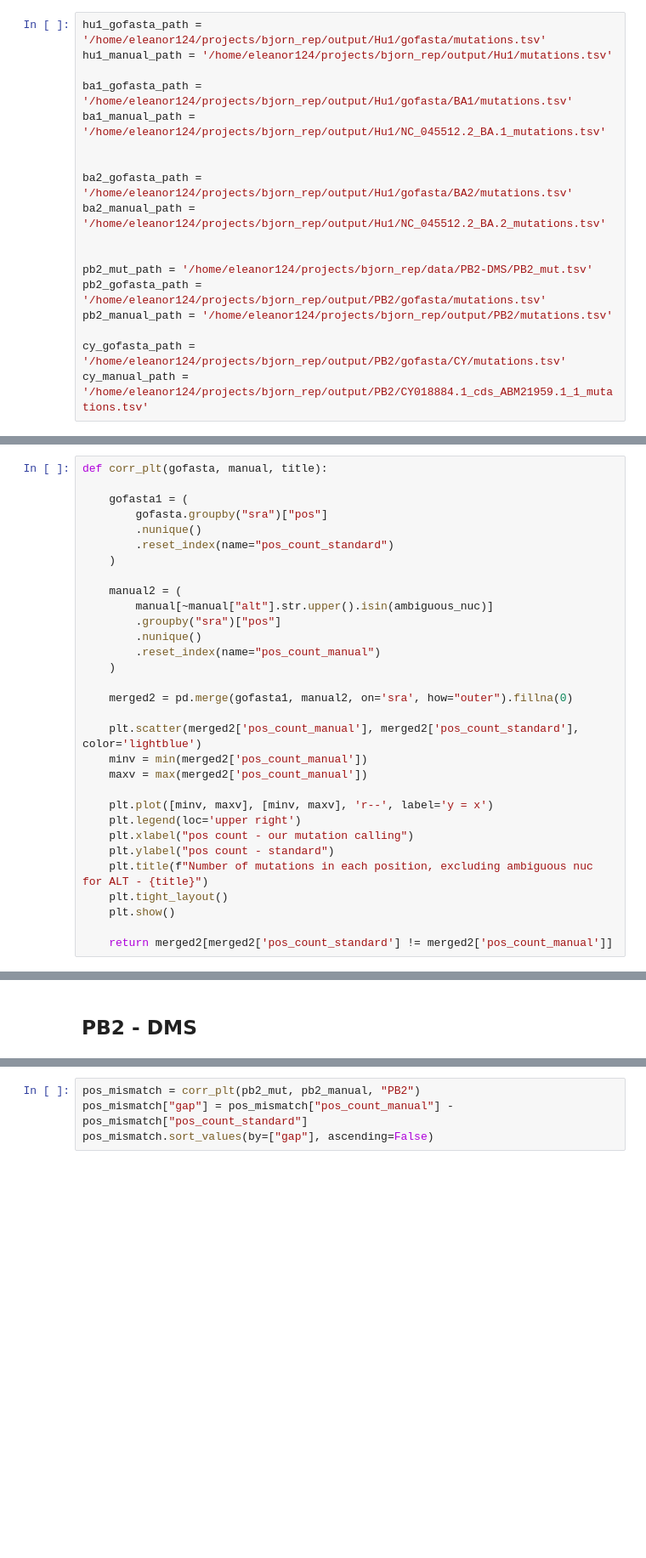
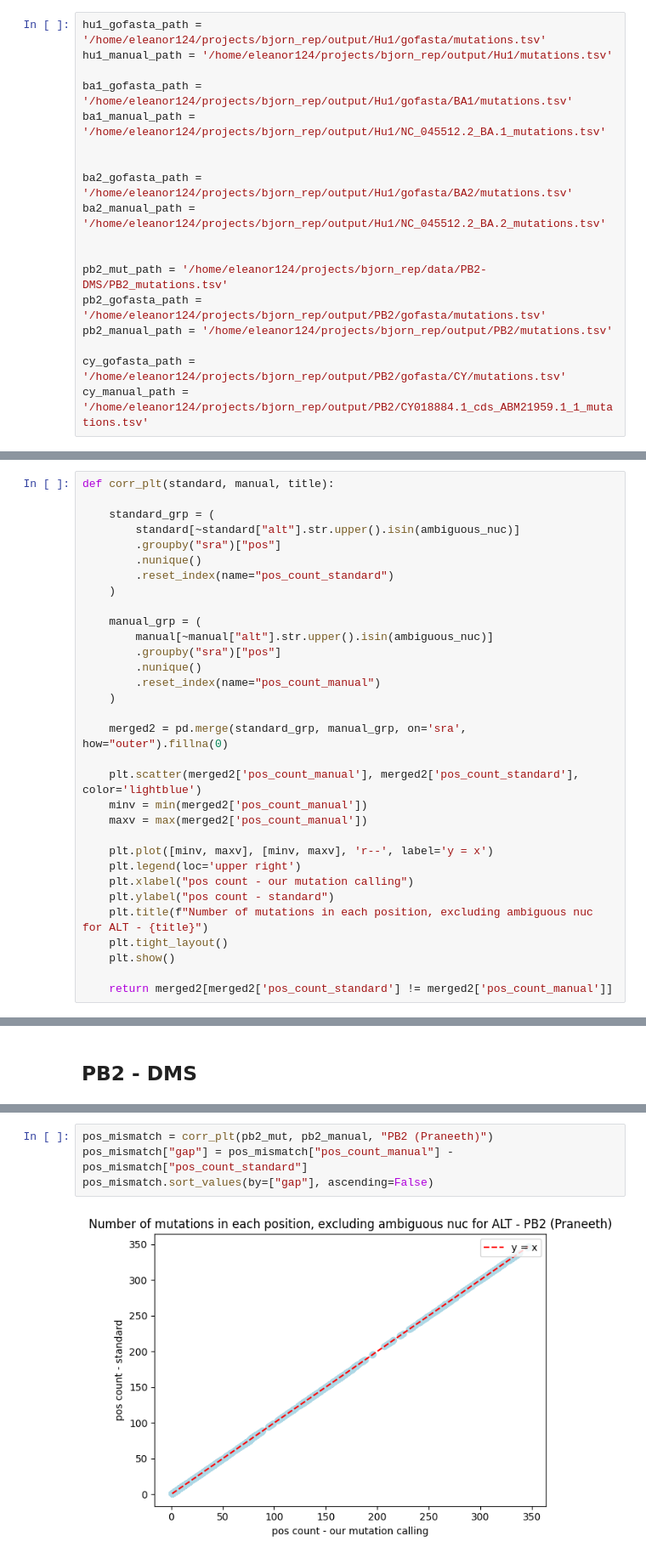
Before and after one commit to yutiachen5/bjorn_rep, a Jupyter notebook: output/sanity_check.ipynb, the cells around one changed output, grey strips where cells are left out. Shown at 85% size. Drawn from its saved outputs; the diff is of its cells as text; blank space fills up the shorter version.

```diff
--- a/output/sanity_check.ipynb
+++ b/output/sanity_check.ipynb
@@ -15,7 +15,7 @@ ba2_gofasta_path = '/home/eleanor124/projects/bjorn_rep/output/Hu1/gofasta/BA2/m
 ba2_manual_path = '/home/eleanor124/projects/bjorn_rep/output/Hu1/NC_045512.2_BA.2_mutations.tsv'
 
 
-pb2_mut_path = '/home/eleanor124/projects/bjorn_rep/data/PB2-DMS/PB2_mut.tsv'
+pb2_mut_path = '/home/eleanor124/projects/bjorn_rep/data/PB2-DMS/PB2_mutations.tsv'
 pb2_gofasta_path = '/home/eleanor124/projects/bjorn_rep/output/PB2/gofasta/mutations.tsv'
 pb2_manual_path = '/home/eleanor124/projects/bjorn_rep/output/PB2/mutations.tsv'
 
@@ -35,22 +35,23 @@ def process(path):
 
     return df
 # %%
-def corr_plt(gofasta, manual, title):
+def corr_plt(standard, manual, title):
 
-    gofasta1 = (
-        gofasta.groupby("sra")["pos"]
+    standard_grp = (
+        standard[~standard["alt"].str.upper().isin(ambiguous_nuc)]
+        .groupby("sra")["pos"]
         .nunique()
         .reset_index(name="pos_count_standard")
     )
 
-    manual2 = (
+    manual_grp = (
         manual[~manual["alt"].str.upper().isin(ambiguous_nuc)]
         .groupby("sra")["pos"]
         .nunique()
         .reset_index(name="pos_count_manual")
     )
 
-    merged2 = pd.merge(gofasta1, manual2, on='sra', how="outer").fillna(0)
+    merged2 = pd.merge(standard_grp, manual_grp, on='sra', how="outer").fillna(0)
 
     plt.scatter(merged2['pos_count_manual'], merged2['pos_count_standard'], color='lightblue')
     minv = min(merged2['pos_count_manual'])
@@ -164,4 +153,6 @@ pb2_manual["sra"].nunique()
 # %%
-pos_mismatch = corr_plt(pb2_mut, pb2_manual, "PB2")
+pos_mismatch = corr_plt(pb2_mut, pb2_manual, "PB2 (Praneeth)")
 pos_mismatch["gap"] = pos_mismatch["pos_count_manual"] - pos_mismatch["pos_count_standard"]
 pos_mismatch.sort_values(by=["gap"], ascending=False)
+# %% [output]
+[figure, added]
```
Also changed, not shown: parts of 16 cells of this notebook, 1 other file.
